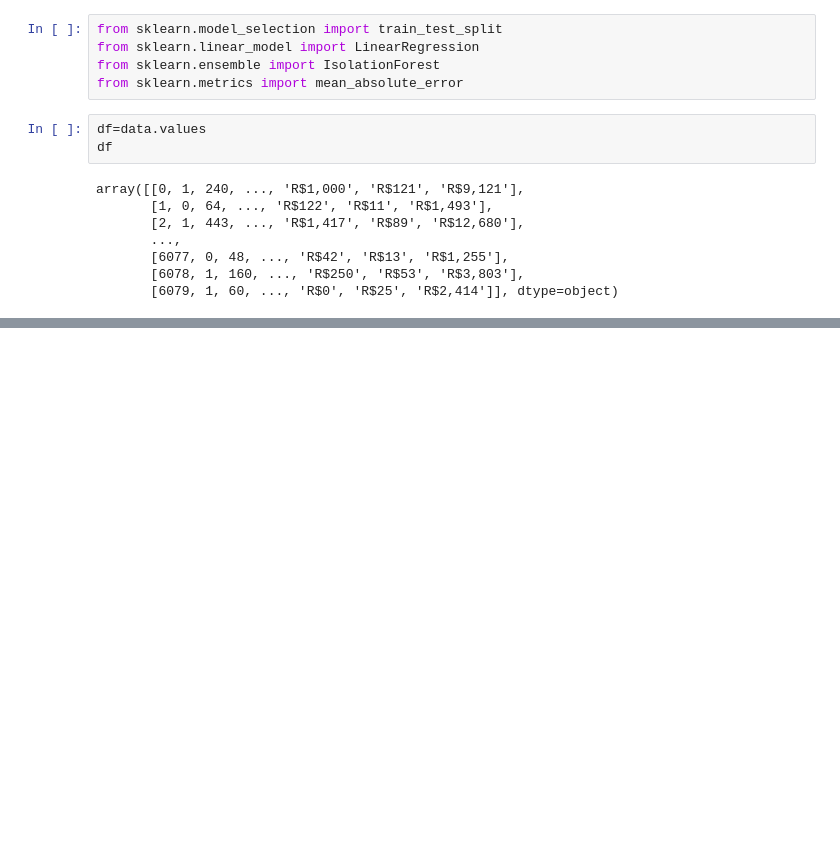
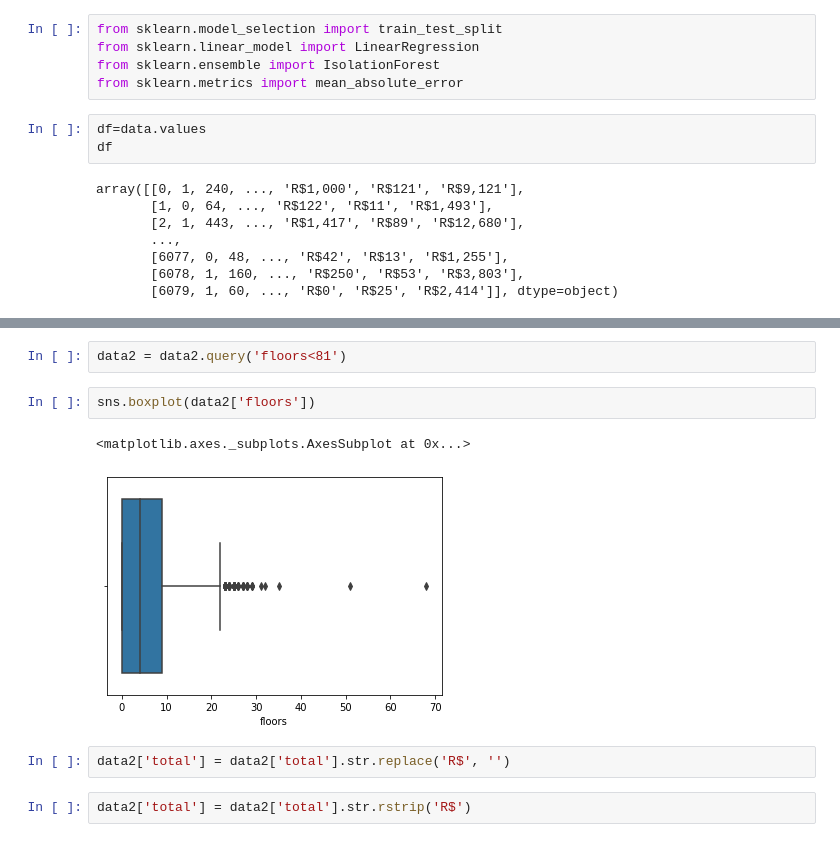
Before and after one commit to saima8/Data-Science-from-scratch, a Jupyter notebook: EDA_assinment.ipynb, the cells around one changed output, grey strips where cells are left out. Cells and saved outputs as stored; diff of their text form; blank space fills up the shorter version.

```diff
--- a/EDA_assinment.ipynb
+++ b/EDA_assinment.ipynb
@@ -137,0 +308,11 @@ array([[0, 1, 240, ..., 'R$1,000', 'R$121', 'R$9,121'],
+# %%
+data2 = data2.query('floors<81')
+# %%
+sns.boxplot(data2['floors'])
+# %% [output]
+<matplotlib.axes._subplots.AxesSubplot at 0x...>
+[figure, added]
+# %%
+data2['total'] = data2['total'].str.replace('R$', '')
+# %%
+data2['total'] = data2['total'].str.rstrip('R$')
```
Also changed, not shown: parts of 20 cells of this notebook.
